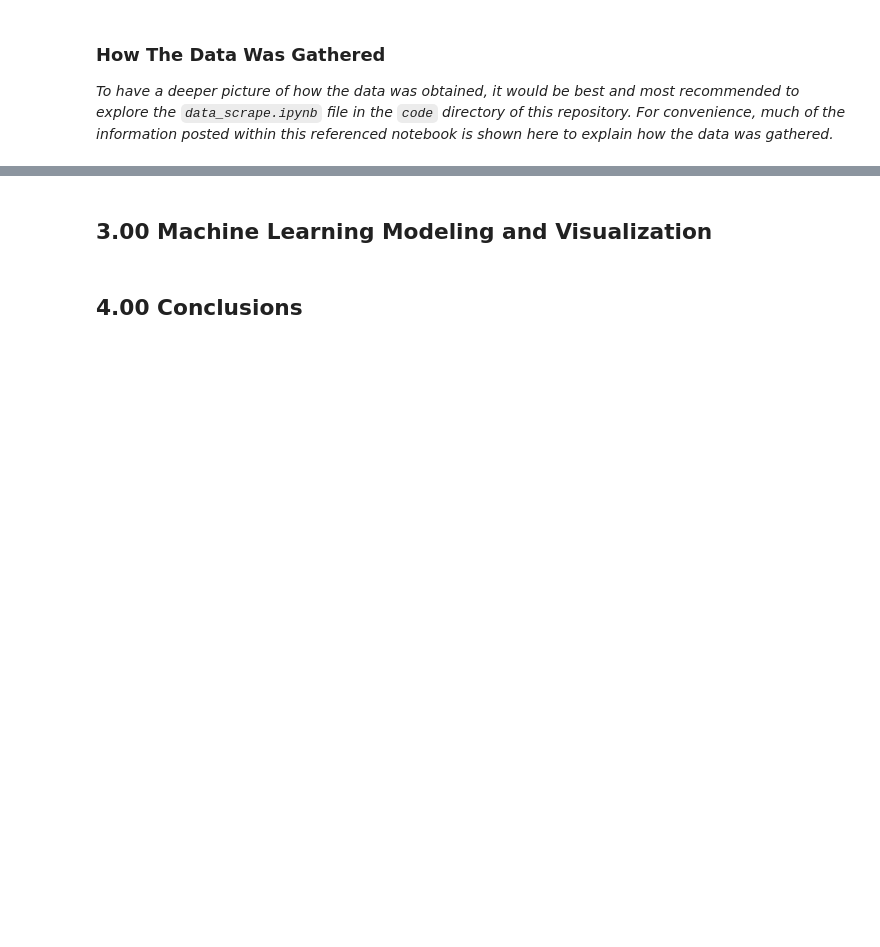
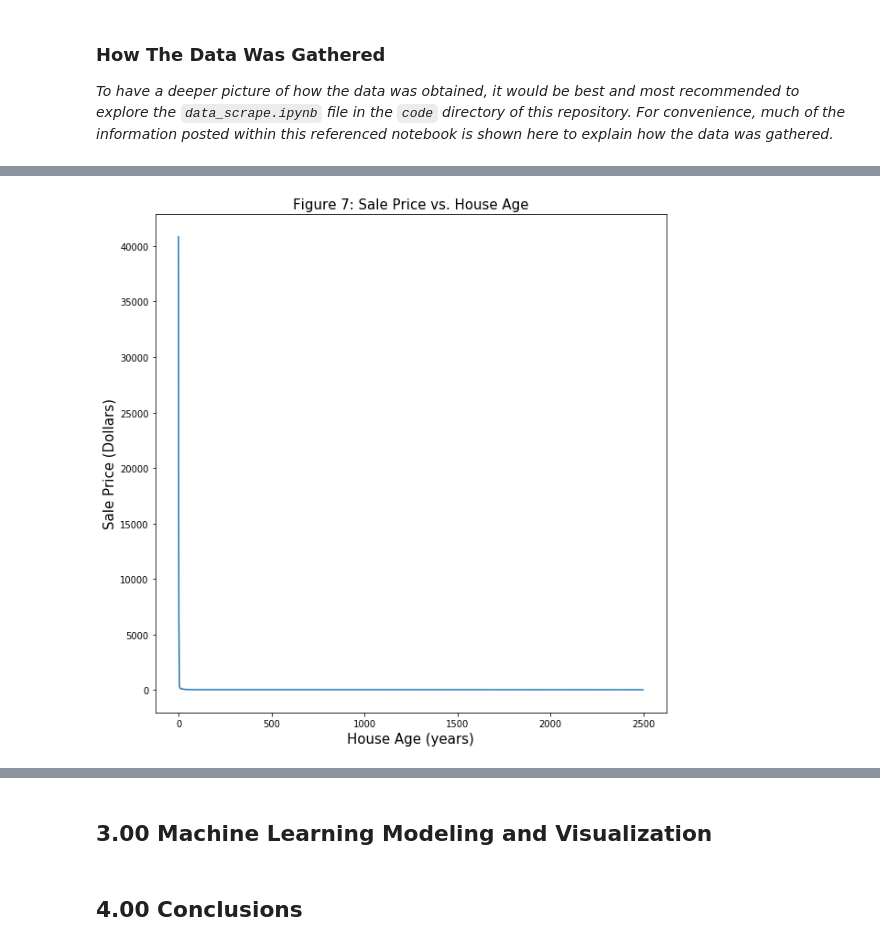
Before and after one commit to chriskuz/reddit_project, a Jupyter notebook: code/project_3_main.ipynb, the cells around one changed output, grey strips where cells are left out. Saved outputs shown, nothing was run; the diff lists cells and outputs as text; code cells hidden in the pictures; blank space fills up the shorter version.

```diff
--- a/code/project_3_main.ipynb
+++ b/code/project_3_main.ipynb
@@ -220,0 +370,4 @@ These features were thought out and chosen out of the plethora of features we co
+# %%
+dangerouslycute_data.drop(columns = 'post_subtext', inplace = True) #drops post_subtext column
+# %%
+dangerouslycute_data.fillna(value = ' ', inplace = True) #fills null values with spaces
@@ -220,0 +483,8 @@ These features were thought out and chosen out of the plethora of features we co
+# %%
+plt.figure(figsize = (10,10))
+plt.(range(len(metal_df['score'])), metal_df['score'].sort_values(ascending = False))
+plt.title('Figure 7: Sale Price vs. House Age', size = 15)
+plt.xlabel('House Age (years)', size = 15)
+plt.ylabel('Sale Price (Dollars)', size = 15);
+# %% [output]
+[figure, added]
```
Also changed, not shown: parts of 41 cells of this notebook.
